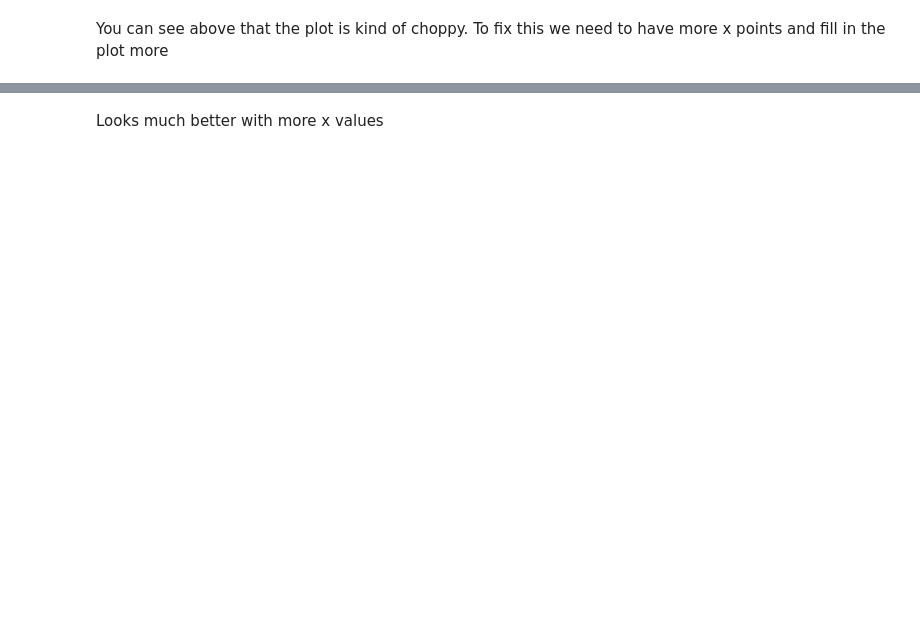
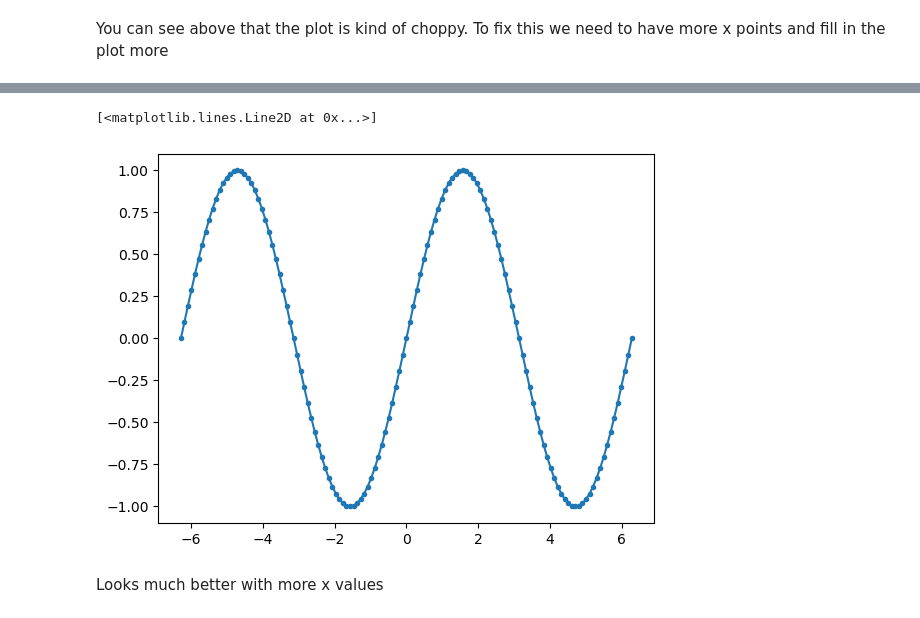
Before and after one commit to chsharrison/Sci_comp_F26, a Jupyter notebook: jeremy_gerald/Lab2.2_F26.ipynb, the cells around one changed output, grey strips where cells are left out. Cells and saved outputs as stored; diff of their text form; code cells hidden in the pictures; blank space fills up the shorter version.

```diff
--- a/jeremy_gerald/Lab2.2_F26.ipynb
+++ b/jeremy_gerald/Lab2.2_F26.ipynb
@@ -61,2 +351,9 @@ The most basic plotting command:
 # %% [markdown]
 You can see above that the plot is kind of choppy. To fix this we need to have more x points and fill in the plot more
+# %%
+start = -2*np.pi
+stop = 2*np.pi
+#step = np.pi/8
+step = np.pi/32 #smaller step
+
+x_2 = np.arange(start,stop+step,step)
@@ -63,2 +372,9 @@ You can see above that the plot is kind of choppy. To fix this we need to have m
+# %%
+# note we can just put the np.sin function call right inside the plotting statement
+
+plt.plot(x_2, np.sin(x_2), '.-')
+# %% [output]
+[<matplotlib.lines.Line2D at 0x...>]
+[figure, added]
 # %% [markdown]
 Looks much better with more x values
```
Also changed, not shown: parts of 63 cells of this notebook.
